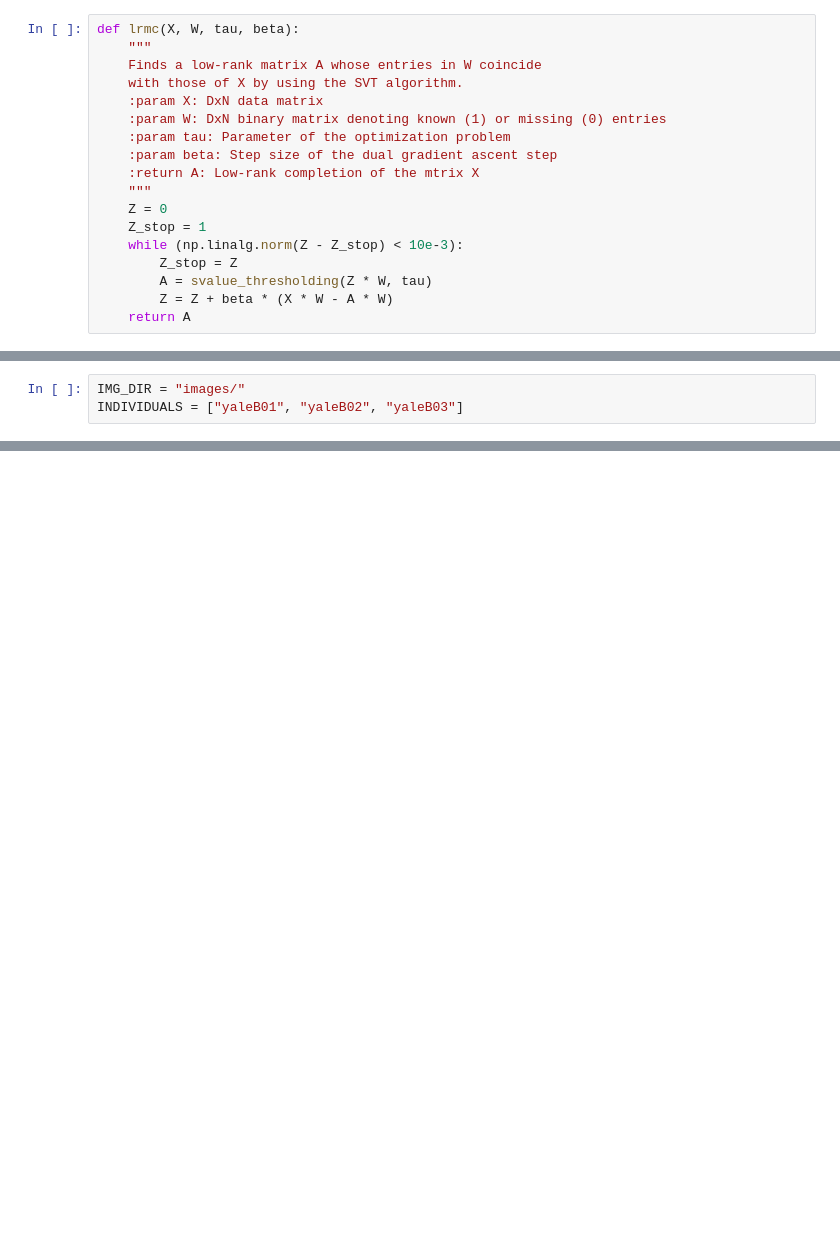
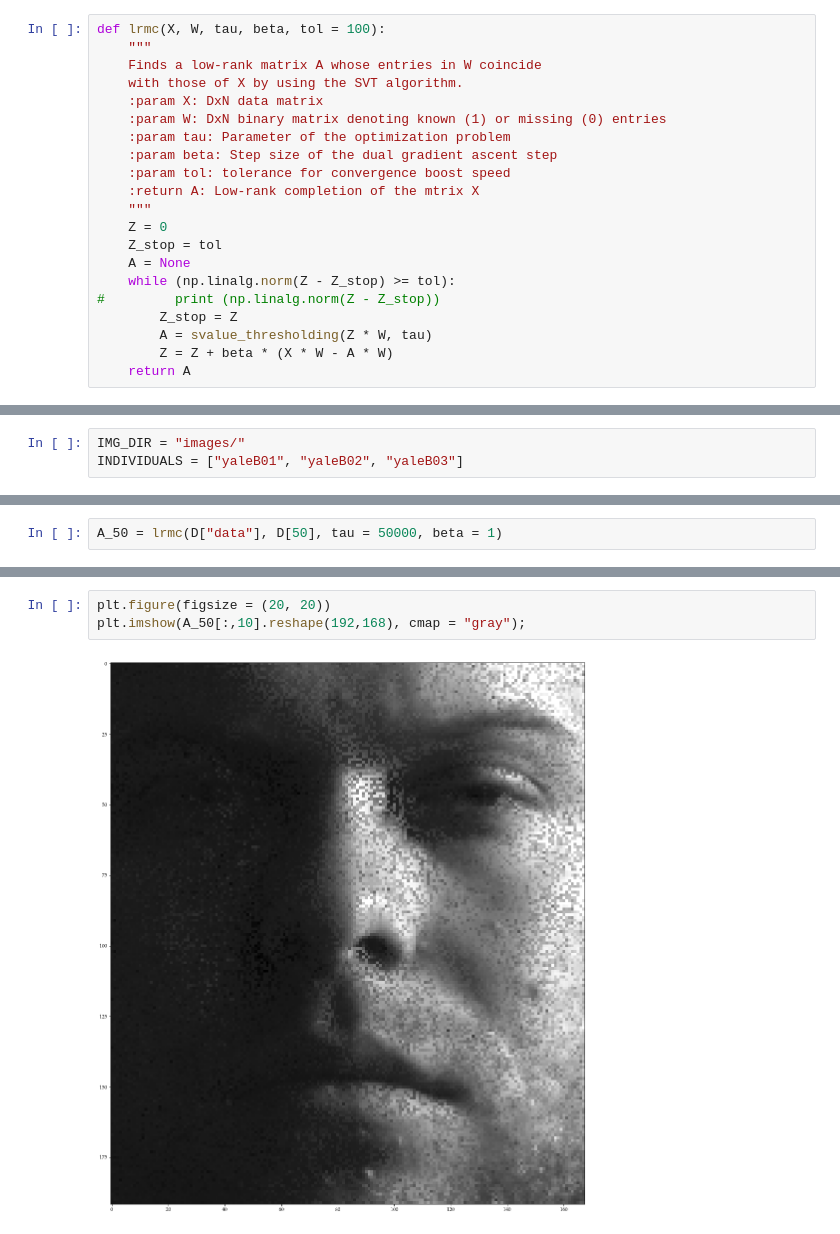
Before and after one commit to VincentMatthys/Unsupervised, a Jupyter notebook: project1/Draft.ipynb, the cells around one changed output, grey strips where cells are left out. Cells and saved outputs as stored; diff of their text form; blank space fills up the shorter version.

```diff
--- a/project1/Draft.ipynb
+++ b/project1/Draft.ipynb
@@ -53,7 +64,7 @@ A Low-rank completion of the matrix X.
 ### Description
 Finds a low-rank matrix A whose entries in W coincide with those of X by using the SVT algorithm.
 # %%
-def lrmc(X, W, tau, beta):
+def lrmc(X, W, tau, beta, tol = 100):
     """
     Finds a low-rank matrix A whose entries in W coincide
     with those of X by using the SVT algorithm.
@@ -61,11 +72,14 @@ def lrmc(X, W, tau, beta):
     :param W: DxN binary matrix denoting known (1) or missing (0) entries
     :param tau: Parameter of the optimization problem
     :param beta: Step size of the dual gradient ascent step
+    :param tol: tolerance for convergence boost speed
     :return A: Low-rank completion of the mtrix X
     """
     Z = 0
-    Z_stop = 1
-    while (np.linalg.norm(Z - Z_stop) < 10e-3):
+    Z_stop = tol
+    A = None
+    while (np.linalg.norm(Z - Z_stop) >= tol):
+#         print (np.linalg.norm(Z - Z_stop))
         Z_stop = Z
         A = svalue_thresholding(Z * W, tau)
         Z = Z + beta * (X * W - A * W)
@@ -84,0 +122,2 @@ for k in INDIVIDUALS:
+# %%
+A_50 = lrmc(D["data"], D[50], tau = 50000, beta = 1)
@@ -84,0 +146,5 @@ for k in INDIVIDUALS:
+# %%
+plt.figure(figsize = (20, 20))
+plt.imshow(A_50[:,10].reshape(192,168), cmap = "gray");
+# %% [output]
+[figure, added]
```
Also changed, not shown: parts of 30 cells of this notebook, 4 other files.
